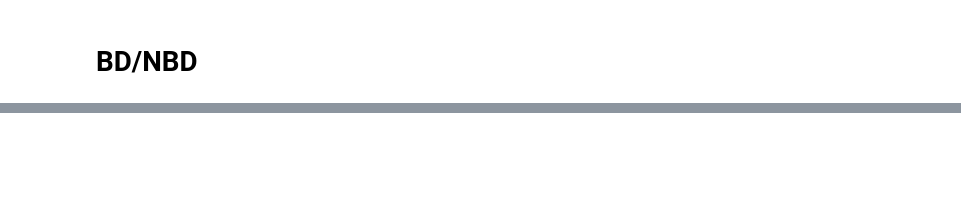
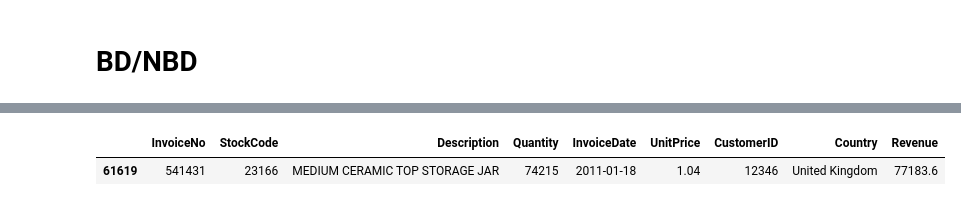
Before and after one commit to yuchenyeh/Machine-Learning-with-Python, a Jupyter notebook: CLV.ipynb, the cells around one changed output, grey strips where cells are left out. Saved outputs shown, nothing was run; the diff lists cells and outputs as text; code cells hidden in the pictures; blank space fills up the shorter version.

```diff
--- a/CLV.ipynb
+++ b/CLV.ipynb
@@ -458 +447,6 @@ get_payback_df()[0:25]
+# %%
+df[df['CustomerID']==12346]
+# %% [output]
+|  | InvoiceNo | StockCode | Description | Quantity | InvoiceDate | UnitPrice | CustomerID | Country | Revenue |
+| 61619 | 541431 | 23166 | MEDIUM CERAMIC TOP STORAGE JAR | 74215 | 2011-01-18 | 1.04 | 12346 | United Kingdom | 77183.6 |
 # %%
```
Also changed, not shown: parts of 58 cells of this notebook, 3 other files.
